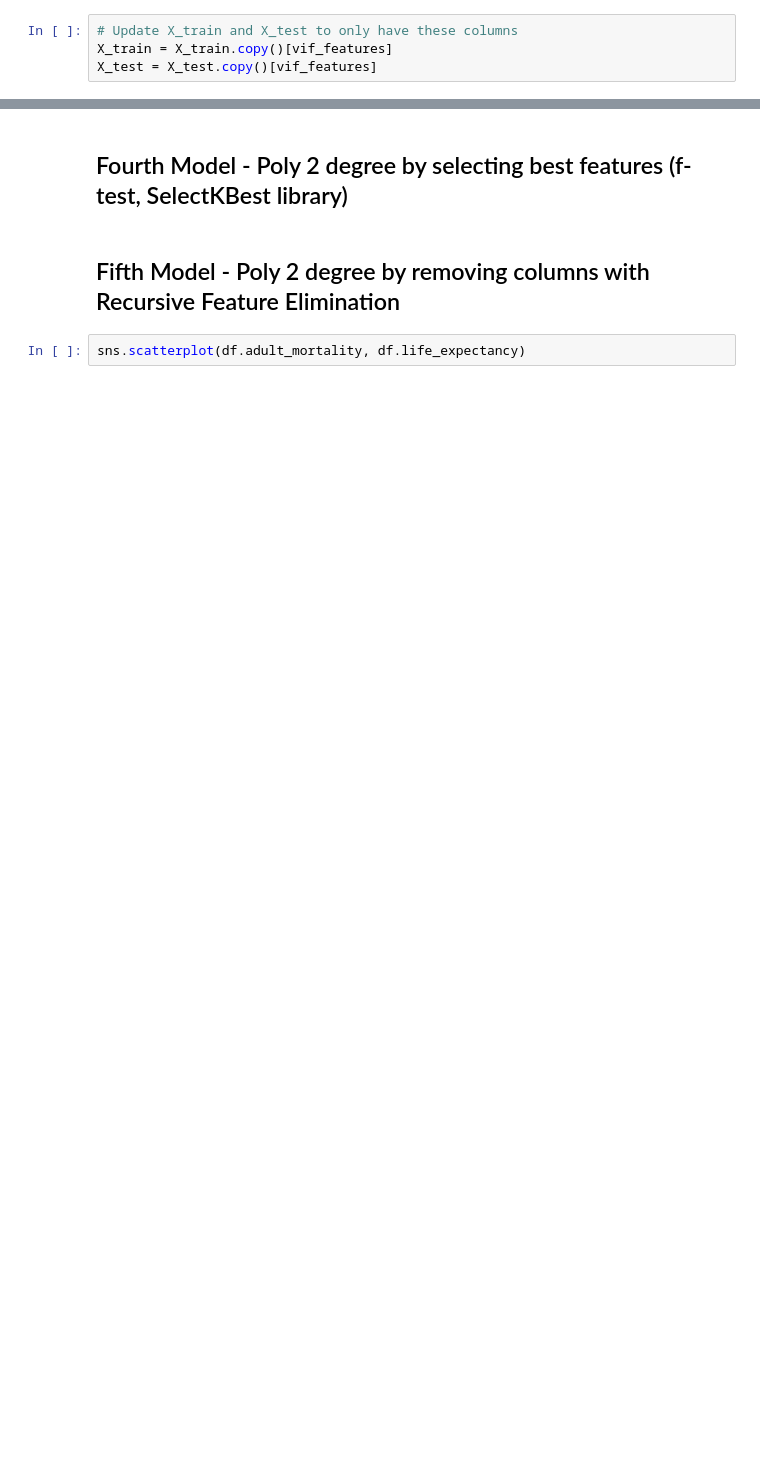
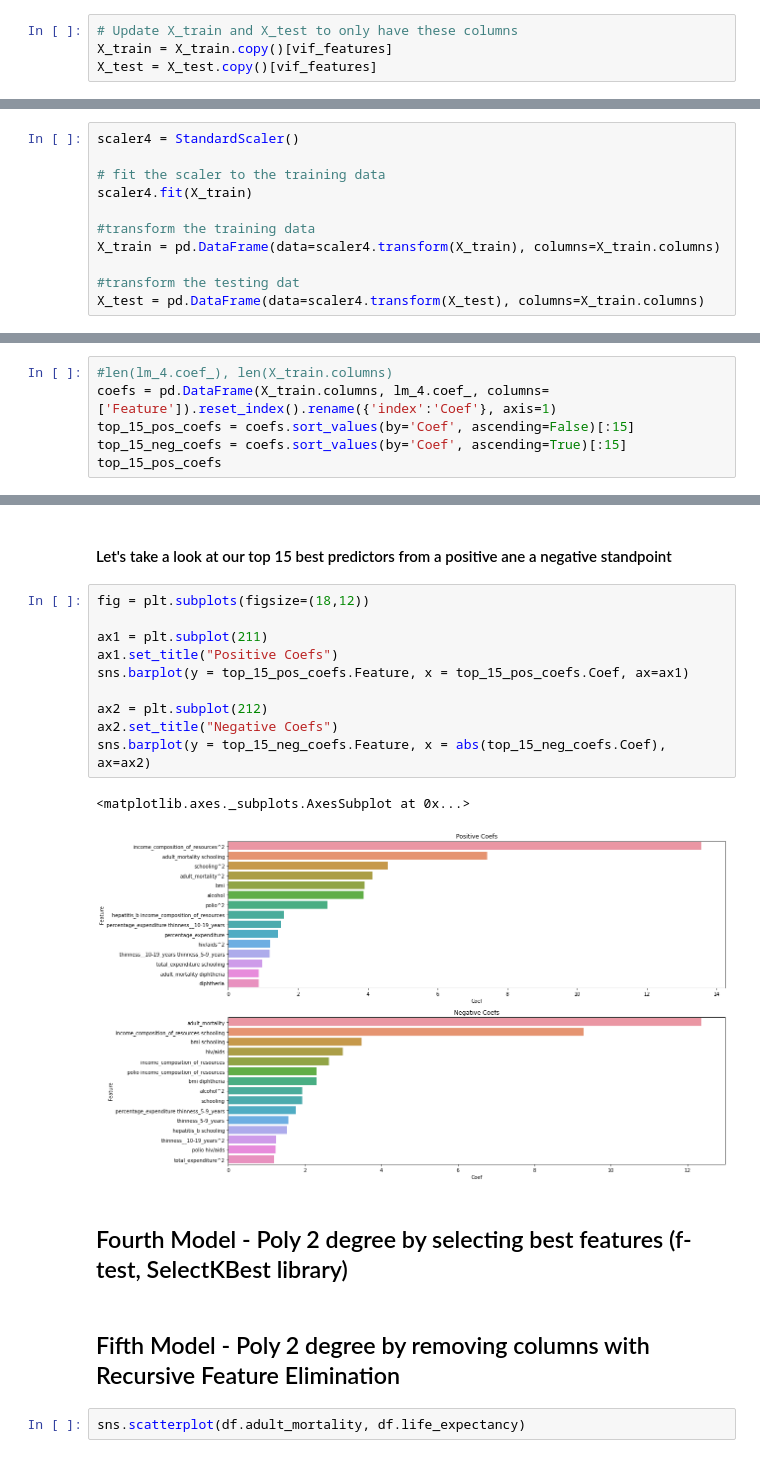
Before and after one commit to bmccabe96/Life_Expectancy_Regression, a Jupyter notebook: regression_model.ipynb, the cells around one changed output, grey strips where cells are left out. Cells and saved outputs as stored; diff of their text form; blank space fills up the shorter version.

```diff
--- a/regression_model.ipynb
+++ b/regression_model.ipynb
@@ -278,0 +405,11 @@ X_train
+# %%
+scaler4 = StandardScaler()
+
+# fit the scaler to the training data
+scaler4.fit(X_train)
+
+#transform the training data
+X_train = pd.DataFrame(data=scaler4.transform(X_train), columns=X_train.columns)
+
+#transform the testing dat
+X_test = pd.DataFrame(data=scaler4.transform(X_test), columns=X_train.columns)
@@ -278,0 +461,6 @@ X_train
+# %%
+#len(lm_4.coef_), len(X_train.columns)
+coefs = pd.DataFrame(X_train.columns, lm_4.coef_, columns=['Feature']).reset_index().rename({'index':'Coef'}, axis=1)
+top_15_pos_coefs = coefs.sort_values(by='Coef', ascending=False)[:15]
+top_15_neg_coefs = coefs.sort_values(by='Coef', ascending=True)[:15]
+top_15_pos_coefs
@@ -279,3 +484,18 @@ X_train
+# %% [markdown]
+#### Let's take a look at our top 15 best predictors from a positive ane a negative standpoint
+# %%
+fig = plt.subplots(figsize=(18,12))
+
+ax1 = plt.subplot(211)
+ax1.set_title("Positive Coefs")
+sns.barplot(y = top_15_pos_coefs.Feature, x = top_15_pos_coefs.Coef, ax=ax1)
+
+ax2 = plt.subplot(212)
+ax2.set_title("Negative Coefs")
+sns.barplot(y = top_15_neg_coefs.Feature, x = abs(top_15_neg_coefs.Coef), ax=ax2)
+# %% [output]
+<matplotlib.axes._subplots.AxesSubplot at 0x...>
+[figure, added]
 # %% [markdown]
 ## Fourth Model - Poly 2 degree by selecting best features (f-test, SelectKBest library)
 # %% [markdown]
```
Also changed, not shown: parts of 23 cells of this notebook.
